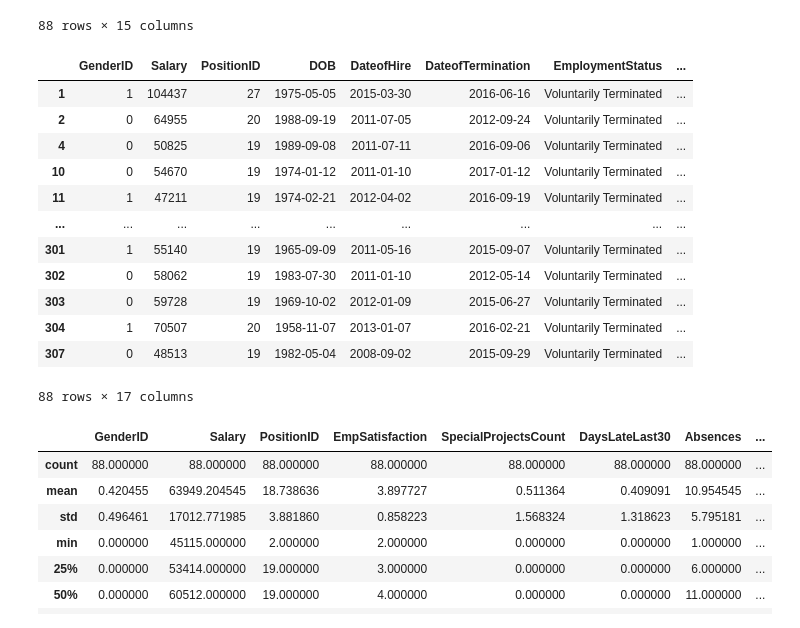
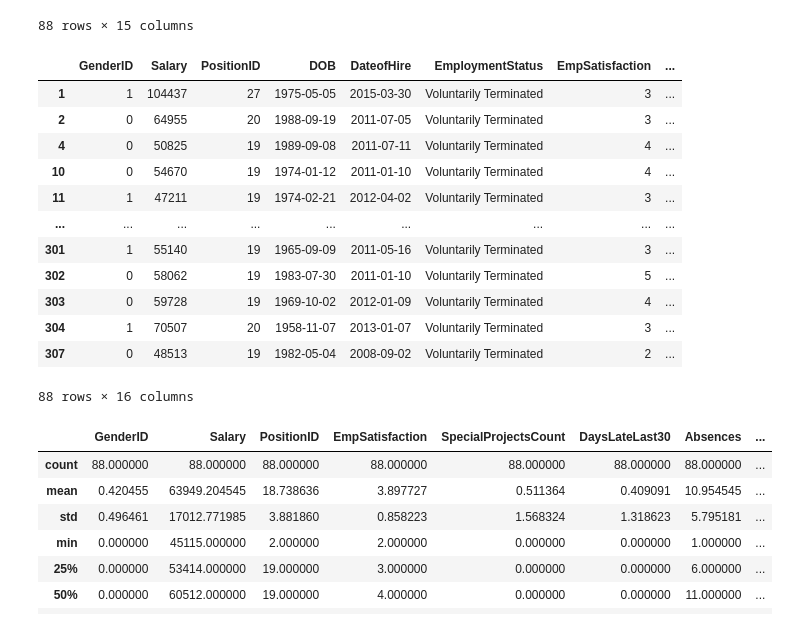
Before and after one commit to akazachk-teaching/Project-Group-5, a Jupyter notebook: project-code.ipynb, the cells around one changed output. Cells and saved outputs as stored; diff of their text form; code cells hidden in the pictures.

```diff
--- a/project-code.ipynb
+++ b/project-code.ipynb
@@ -135,36 +121,36 @@ data_cleaned
 # %%
 #Find how long an employee worked at the company
 #Convert to datetime objects
 from datetime import date
 data_cleaned['DateofHire'] = pd.to_datetime(data_cleaned['DateofHire'])
 data_cleaned['DateofTermination'] = pd.to_datetime(data_cleaned['DateofTermination'])
 data_cleaned['DOB'] = pd.to_datetime(data_cleaned['DOB'])
 today = pd.to_datetime(date.today())
 
 #calculate time difference in days
 data_cleaned['TimeAtCompany'] = (data_cleaned['DateofTermination']-data_cleaned['DateofHire']).dt.days
 data_cleaned['EmployeeAge'] = ((today - data_cleaned['DOB']).dt.days)/365
 
 #drop all columns with dates
 df_final = data_cleaned.drop('DOB',axis=1)
 df_final = data_cleaned.drop('DateofHire',axis=1)
 df_final = data_cleaned.drop('DateofTermination',axis=1)
-df_final = data_cleaned.drop('time_dif',axis =1)
+#df_final = data_cleaned.drop('time_dif',axis =1)
 df_final
 # %% [output]
-|  | GenderID | Salary | PositionID | DOB | DateofHire | DateofTermination | EmploymentStatus | ... |
-| 1 | 1 | 104437 | 27 | 1975-05-05 | 2015-03-30 | 2016-06-16 | Voluntarily Terminated | ... |
-| 2 | 0 | 64955 | 20 | 1988-09-19 | 2011-07-05 | 2012-09-24 | Voluntarily Terminated | ... |
-| 4 | 0 | 50825 | 19 | 1989-09-08 | 2011-07-11 | 2016-09-06 | Voluntarily Terminated | ... |
-| 10 | 0 | 54670 | 19 | 1974-01-12 | 2011-01-10 | 2017-01-12 | Voluntarily Terminated | ... |
-| 11 | 1 | 47211 | 19 | 1974-02-21 | 2012-04-02 | 2016-09-19 | Voluntarily Terminated | ... |
+|  | GenderID | Salary | PositionID | DOB | DateofHire | EmploymentStatus | EmpSatisfaction | ... |
+| 1 | 1 | 104437 | 27 | 1975-05-05 | 2015-03-30 | Voluntarily Terminated | 3 | ... |
+| 2 | 0 | 64955 | 20 | 1988-09-19 | 2011-07-05 | Voluntarily Terminated | 3 | ... |
+| 4 | 0 | 50825 | 19 | 1989-09-08 | 2011-07-11 | Voluntarily Terminated | 4 | ... |
+| 10 | 0 | 54670 | 19 | 1974-01-12 | 2011-01-10 | Voluntarily Terminated | 4 | ... |
+| 11 | 1 | 47211 | 19 | 1974-02-21 | 2012-04-02 | Voluntarily Terminated | 3 | ... |
 | ... | ... | ... | ... | ... | ... | ... | ... | ... |
-| 301 | 1 | 55140 | 19 | 1965-09-09 | 2011-05-16 | 2015-09-07 | Voluntarily Terminated | ... |
-| 302 | 0 | 58062 | 19 | 1983-07-30 | 2011-01-10 | 2012-05-14 | Voluntarily Terminated | ... |
-| 303 | 0 | 59728 | 19 | 1969-10-02 | 2012-01-09 | 2015-06-27 | Voluntarily Terminated | ... |
-| 304 | 1 | 70507 | 20 | 1958-11-07 | 2013-01-07 | 2016-02-21 | Voluntarily Terminated | ... |
-| 307 | 0 | 48513 | 19 | 1982-05-04 | 2008-09-02 | 2015-09-29 | Voluntarily Terminated | ... |
+| 301 | 1 | 55140 | 19 | 1965-09-09 | 2011-05-16 | Voluntarily Terminated | 3 | ... |
+| 302 | 0 | 58062 | 19 | 1983-07-30 | 2011-01-10 | Voluntarily Terminated | 5 | ... |
+| 303 | 0 | 59728 | 19 | 1969-10-02 | 2012-01-09 | Voluntarily Terminated | 4 | ... |
+| 304 | 1 | 70507 | 20 | 1958-11-07 | 2013-01-07 | Voluntarily Terminated | 3 | ... |
+| 307 | 0 | 48513 | 19 | 1982-05-04 | 2008-09-02 | Voluntarily Terminated | 2 | ... |
-88 rows × 17 columns
+88 rows × 16 columns
 # %%
 #descriptive statistics
 df_final.describe()
```
Also changed, not shown: parts of 2 cells of this notebook.
